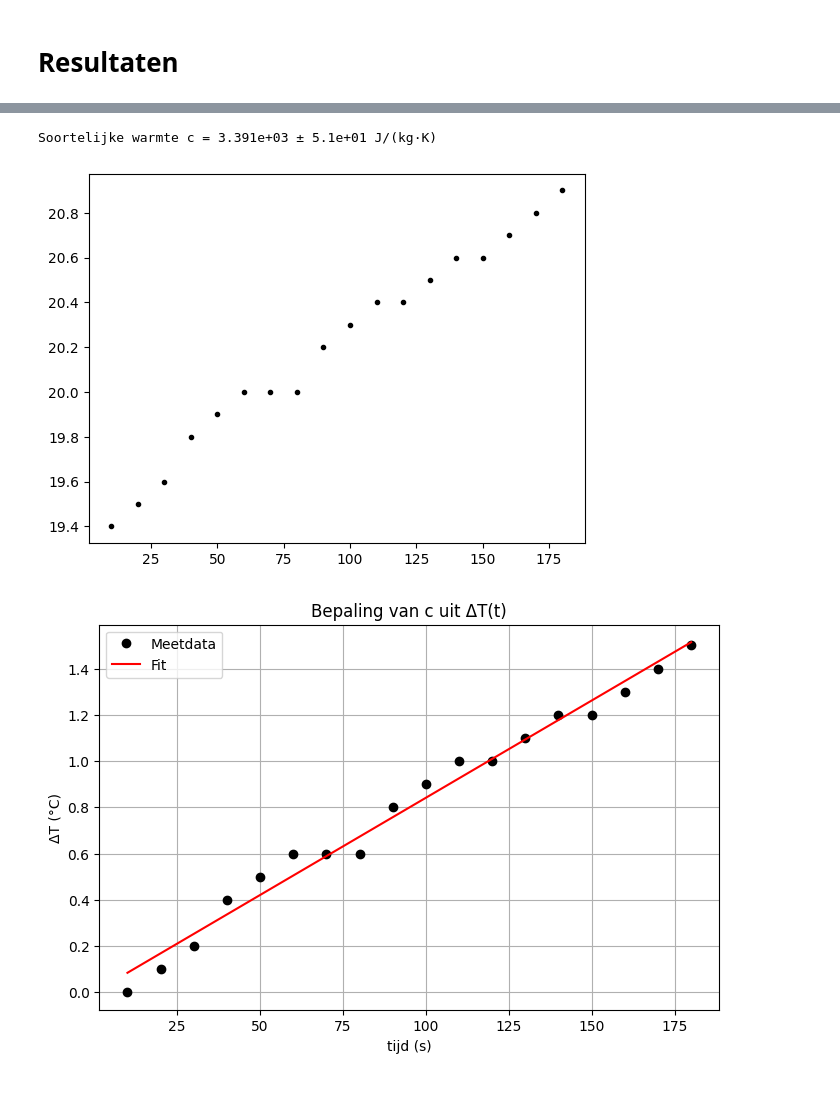
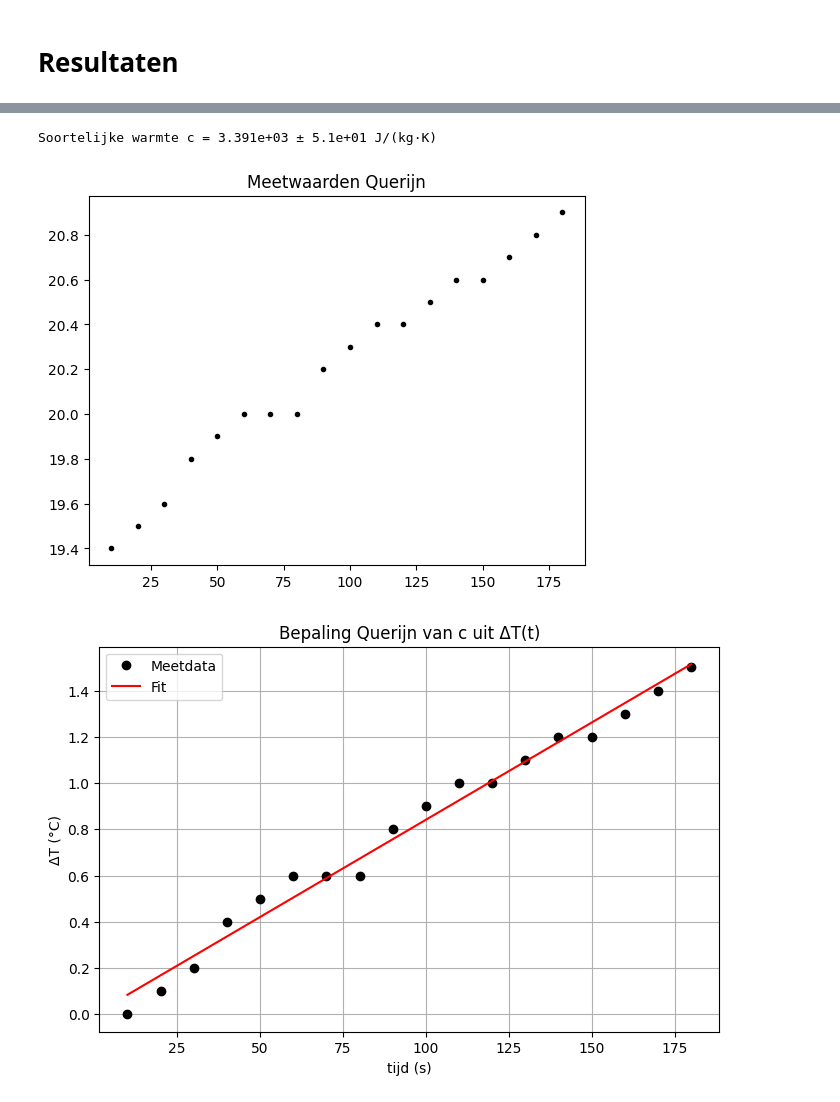
Before and after one commit to qsanson/Kwadraat, a Jupyter notebook: Content/Labs/cwater.ipynb, the cells around one changed output, grey strips where cells are left out. Saved outputs shown, nothing was run; the diff lists cells and outputs as text; code cells hidden in the pictures.

```diff
--- a/Content/Labs/cwater.ipynb
+++ b/Content/Labs/cwater.ipynb
@@ -62,7 +77,6 @@ Geef kort de data-analysemethode weer.
 import numpy as np
 volume = 0.350 #L
 massa = 0.3506 #kg
-T_b = 19.1
 times = np.array([10, 20, 30, 40, 50, 60, 70, 80, 90, 100, 110, 120, 130, 140, 150, 160, 170, 180])
 Temps = np.array([19.4, 19.5, 19.6, 19.8, 19.9, 20.0, 20.0, 20.0, 20.2, 20.3, 20.4, 20.4, 20.5, 20.6, 20.6, 20.7, 20.8, 20.9])
 P = 10  #W
@@ -70,6 +84,7 @@ P = 10  #W
 import matplotlib.pyplot as plt
 plt.figure()
 plt.plot(times, Temps, "k.")
+plt.title('Meetwaarden Querijn')
 
 from scipy.optimize import curve_fit
 
@@ -77,33 +92,33 @@ T0 = Temps[0]                 # begin temperatuur
 DeltaT = Temps - T0           # Delta T
 
 # Lineaire functie: ΔT = a * t
 def linfunc(t, a):
     return a * t
 
 # Curve fit
 variables, covariance = curve_fit(linfunc, times, DeltaT)
 slope = variables[0]
 slope_err = np.sqrt(np.diag(covariance))[0]
 
 # Bereken c
 c = P / (massa * slope)
 
 # Onzekerheid in c
 dc = c * (slope_err / slope)
 
 print(f"Soortelijke warmte c = {c:.3e} ± {dc:.1e} J/(kg·K)")
 
 # Plot
 plt.figure(figsize=(8,5))
 plt.plot(times, DeltaT, 'ko', label='Meetdata')
 plt.plot(times, linfunc(times, slope), 'r-', label='Fit')
 plt.xlabel("tijd (s)")
 plt.ylabel("ΔT (°C)")
-plt.title("Bepaling van c uit ΔT(t)")
+plt.title("Bepaling Querijn van c uit ΔT(t)")
 plt.grid(True)
 plt.legend()
 plt.show()
 # %% [output]
 Soortelijke warmte c = 3.391e+03 ± 5.1e+01 J/(kg·K)
-[figure, old version]
+[figure, new version]
-[figure, old version]
+[figure, new version]
```
Also changed, not shown: parts of 6 cells of this notebook, 1 other file.
